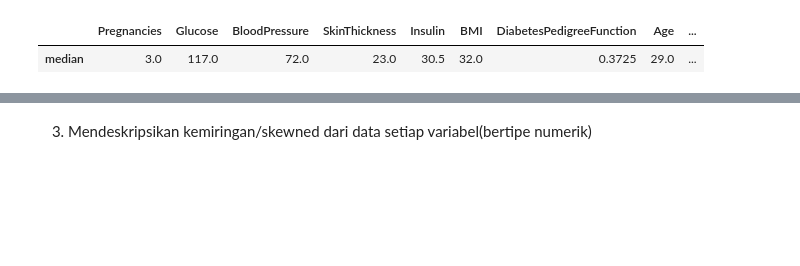
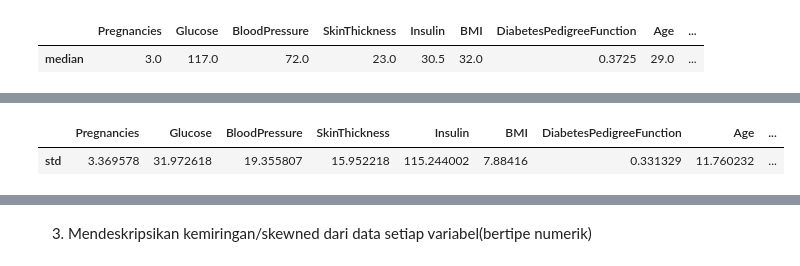
Before and after one commit to Amelia039/datamining, a Jupyter notebook: _sources/notebooks.ipynb, the cells around one changed output, grey strips where cells are left out. Drawn from its saved outputs; the diff is of its cells as text; code cells hidden in the pictures; blank space fills up the shorter version.

```diff
--- a/_sources/notebooks.ipynb
+++ b/_sources/notebooks.ipynb
@@ -130,0 +209,13 @@ df
+# %%
+std = {'Pregnancies':st.stdev(c['Pregnancies']),
+		'Glucose':st.stdev(c['Glucose']),'BloodPressure':st.stdev(c['BloodPressure']),
+    'SkinThickness':st.stdev(c['SkinThickness']),'Insulin':st.stdev(c['Insulin']),
+    'BMI':st.stdev(c['BMI']),'DiabetesPedigreeFunction':st.stdev(c['DiabetesPedigreeFunction']),
+    'Age':st.stdev(c['Age']),'Outcome':st.stdev(c['Outcome'])
+    }
+
+df = pd.DataFrame(std, index=['std'])
+df
+# %% [output]
+|  | Pregnancies | Glucose | BloodPressure | SkinThickness | Insulin | BMI | DiabetesPedigreeFunction | Age | ... |
+| std | 3.369578 | 31.972618 | 19.355807 | 15.952218 | 115.244002 | 7.88416 | 0.331329 | 11.760232 | ... |
```
Also changed, not shown: parts of 34 cells of this notebook, 14 other files.
